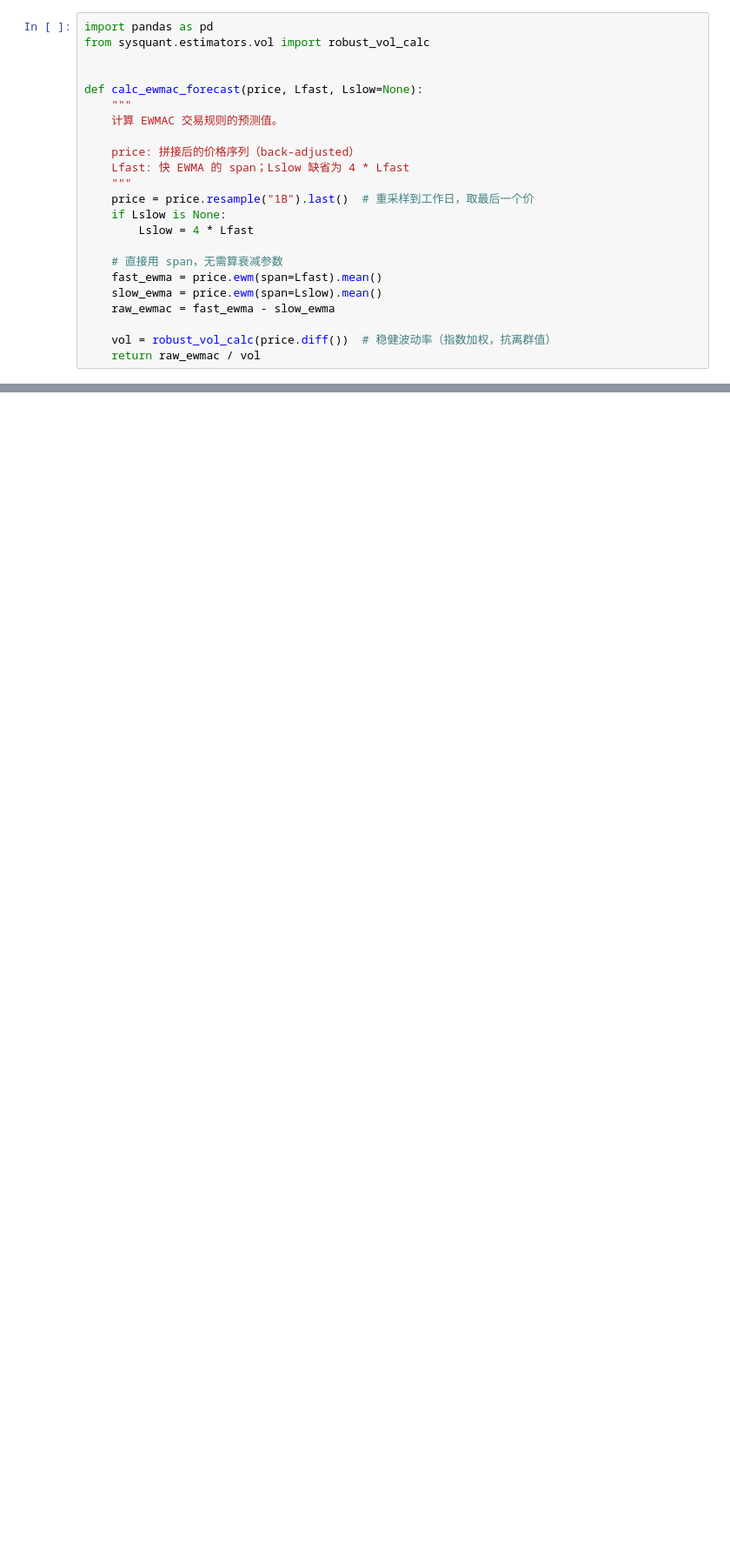
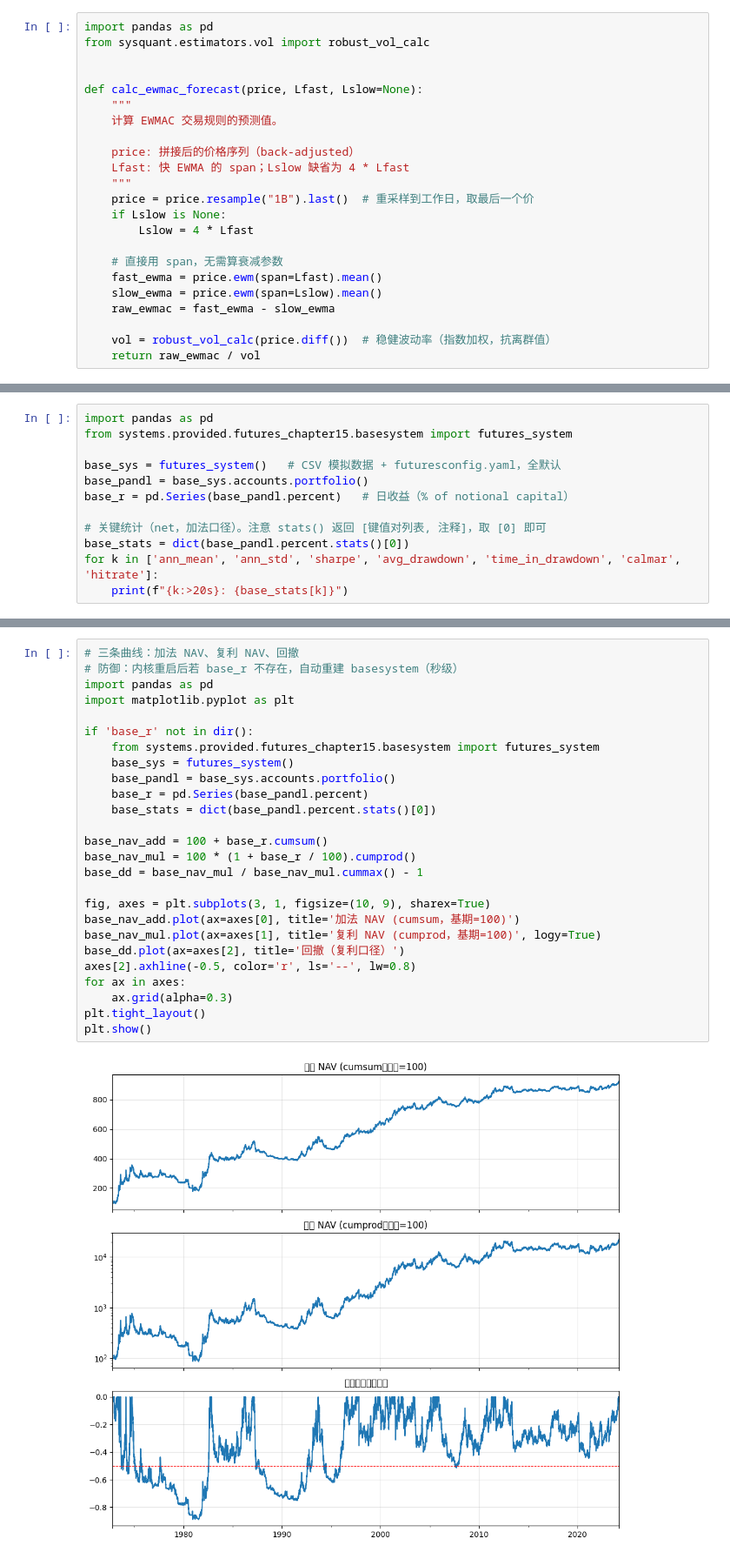
Before and after one commit to senlos/pysystemtrade, a Jupyter notebook: project/notebooks/learn_introduction.ipynb, the cells around one changed output, grey strips where cells are left out. Shown at 87% size. Saved outputs shown, nothing was run; the diff lists cells and outputs as text; blank space fills up the shorter version.

```diff
--- a/project/notebooks/learn_introduction.ipynb
+++ b/project/notebooks/learn_introduction.ipynb
@@ -349,0 +925,12 @@ profits.percent.curve().plot(figsize=(12, 4), title="Portfolio net % curve")
+# %%
+import pandas as pd
+from systems.provided.futures_chapter15.basesystem import futures_system
+
+base_sys = futures_system()   # CSV 模拟数据 + futuresconfig.yaml，全默认
+base_pandl = base_sys.accounts.portfolio()
+base_r = pd.Series(base_pandl.percent)   # 日收益（% of notional capital）
+
+# 关键统计（net，加法口径）。注意 stats() 返回 [键值对列表, 注释]，取 [0] 即可
+base_stats = dict(base_pandl.percent.stats()[0])
+for k in ['ann_mean', 'ann_std', 'sharpe', 'avg_drawdown', 'time_in_drawdown', 'calmar', 'hitrate']:
+    print(f"{k:>20s}: {base_stats[k]}")
@@ -349,0 +955,28 @@ profits.percent.curve().plot(figsize=(12, 4), title="Portfolio net % curve")
+# %%
+# 三条曲线：加法 NAV、复利 NAV、回撤
+# 防御：内核重启后若 base_r 不存在，自动重建 basesystem（秒级）
+import pandas as pd
+import matplotlib.pyplot as plt
+
+if 'base_r' not in dir():
+    from systems.provided.futures_chapter15.basesystem import futures_system
+    base_sys = futures_system()
+    base_pandl = base_sys.accounts.portfolio()
+    base_r = pd.Series(base_pandl.percent)
+    base_stats = dict(base_pandl.percent.stats()[0])
+
+base_nav_add = 100 + base_r.cumsum()
+base_nav_mul = 100 * (1 + base_r / 100).cumprod()
+base_dd = base_nav_mul / base_nav_mul.cummax() - 1
+
+fig, axes = plt.subplots(3, 1, figsize=(10, 9), sharex=True)
+base_nav_add.plot(ax=axes[0], title='加法 NAV (cumsum，基期=100)')
+base_nav_mul.plot(ax=axes[1], title='复利 NAV (cumprod，基期=100)', logy=True)
+base_dd.plot(ax=axes[2], title='回撤（复利口径）')
+axes[2].axhline(-0.5, color='r', ls='--', lw=0.8)
+for ax in axes:
+    ax.grid(alpha=0.3)
+plt.tight_layout()
+plt.show()
+# %% [output]
+[figure, added]
```
Also changed, not shown: parts of 55 cells of this notebook, 5 other files.
